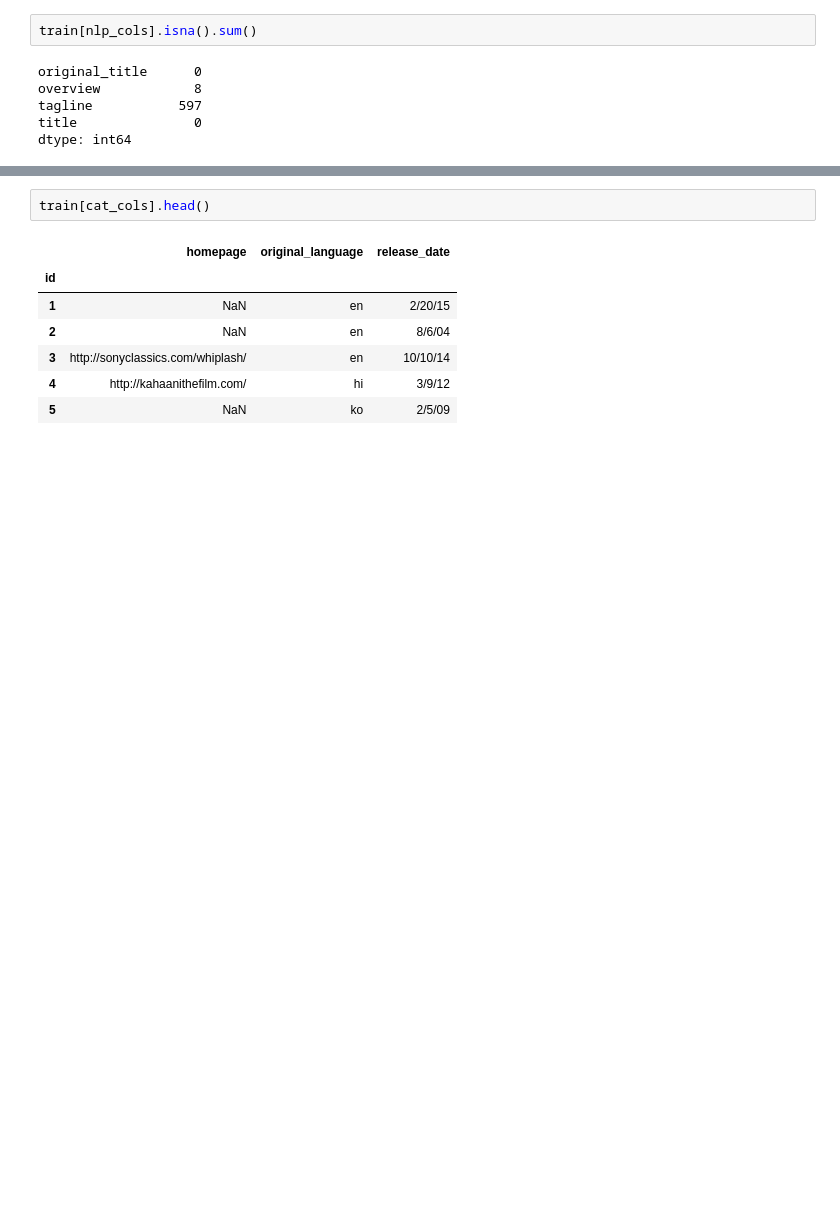
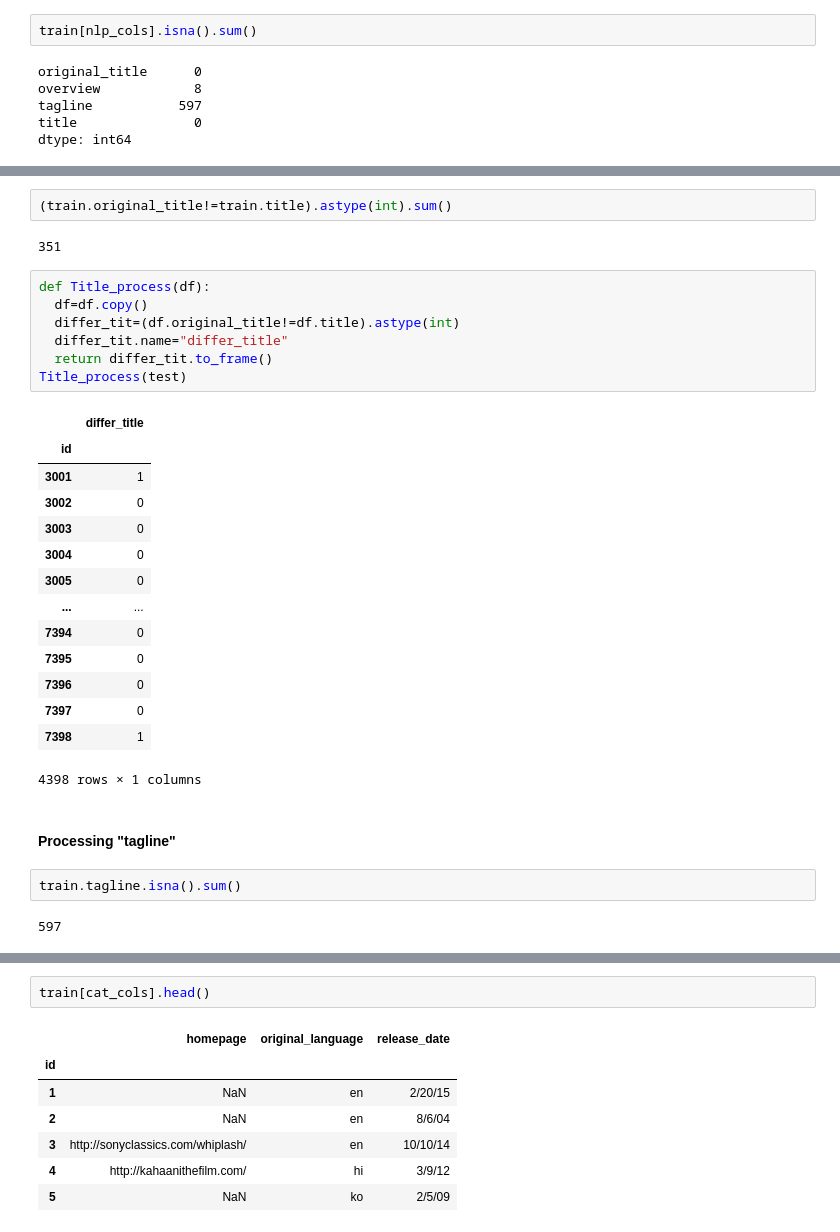
Before and after one commit to d0bando/Personal-Projects, a Jupyter notebook: Box_Office_Competition.ipynb, the cells around one changed output, grey strips where cells are left out. Drawn from its saved outputs; the diff is of its cells as text; blank space fills up the shorter version.

```diff
--- a/Box_Office_Competition.ipynb
+++ b/Box_Office_Competition.ipynb
@@ -352,0 +383,32 @@ dtype: int64
+# %%
+(train.original_title!=train.title).astype(int).sum()
+# %% [output]
+351
+# %%
+def Title_process(df):
+  df=df.copy()
+  differ_tit=(df.original_title!=df.title).astype(int)
+  differ_tit.name="differ_title"
+  return differ_tit.to_frame()
+Title_process(test)
+# %% [output]
+|  | differ_title |
+| id |  |
+| 3001 | 1 |
+| 3002 | 0 |
+| 3003 | 0 |
+| 3004 | 0 |
+| 3005 | 0 |
+| ... | ... |
+| 7394 | 0 |
+| 7395 | 0 |
+| 7396 | 0 |
+| 7397 | 0 |
+| 7398 | 1 |
+4398 rows × 1 columns
+# %% [markdown]
+#### Processing "tagline"
+# %%
+train.tagline.isna().sum()
+# %% [output]
+597
```
Also changed, not shown: parts of 48 cells of this notebook.
